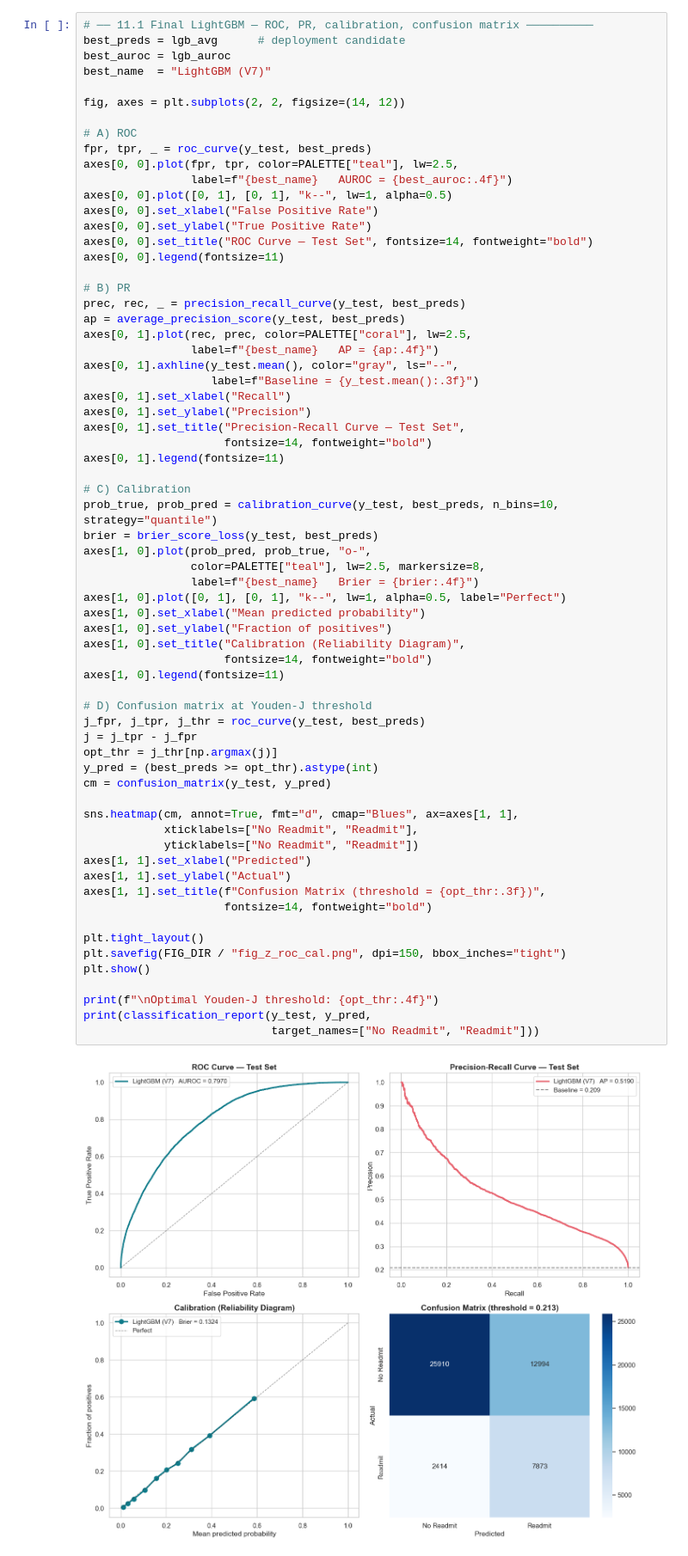
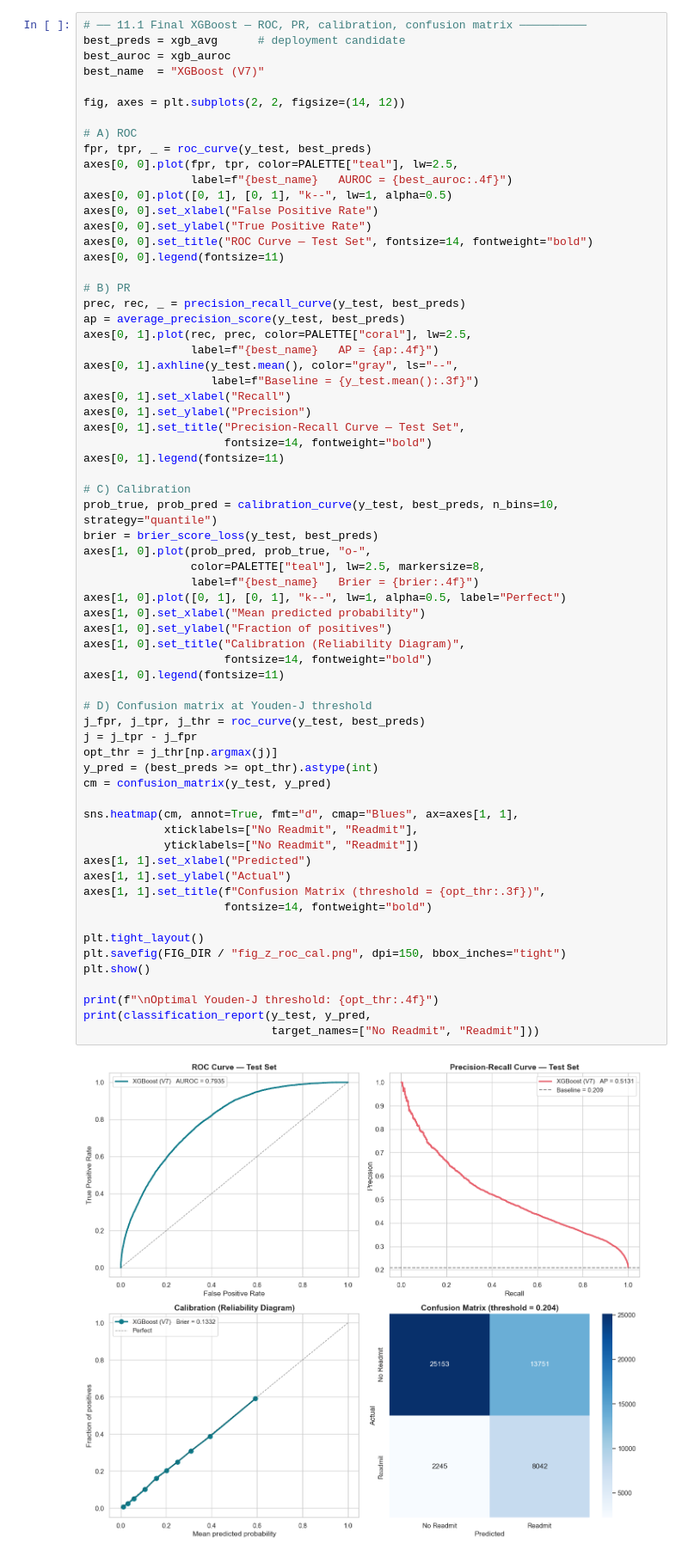
Before and after one commit to thiagobandeira1/Medicare-30day-Readmission-MIMIC-IV, a Jupyter notebook: notebooks/Capstone_Final_Notebook.ipynb, the cells around one changed output. Shown at 86% size. Cells and saved outputs as stored; diff of their text form.

```diff
--- a/notebooks/Capstone_Final_Notebook.ipynb
+++ b/notebooks/Capstone_Final_Notebook.ipynb
@@ -1590,8 +1563,8 @@ The selected LightGBM model delivers both ranking power and trustworthy probabil
 # %%
-# ── 11.1 Final LightGBM — ROC, PR, calibration, confusion matrix ──────────
-best_preds = lgb_avg      # deployment candidate
-best_auroc = lgb_auroc
-best_name  = "LightGBM (V7)"
+# ── 11.1 Final XGBoost — ROC, PR, calibration, confusion matrix ──────────
+best_preds = xgb_avg      # deployment candidate
+best_auroc = xgb_auroc
+best_name  = "XGBoost (V7)"
 
 fig, axes = plt.subplots(2, 2, figsize=(14, 12))
 
@@ -1627,31 +1600,31 @@ axes[1, 0].plot(prob_pred, prob_true, "o-",
 axes[1, 0].plot([0, 1], [0, 1], "k--", lw=1, alpha=0.5, label="Perfect")
 axes[1, 0].set_xlabel("Mean predicted probability")
 axes[1, 0].set_ylabel("Fraction of positives")
 axes[1, 0].set_title("Calibration (Reliability Diagram)",
                      fontsize=14, fontweight="bold")
 axes[1, 0].legend(fontsize=11)
 
 # D) Confusion matrix at Youden-J threshold
 j_fpr, j_tpr, j_thr = roc_curve(y_test, best_preds)
 j = j_tpr - j_fpr
 opt_thr = j_thr[np.argmax(j)]
 y_pred = (best_preds >= opt_thr).astype(int)
 cm = confusion_matrix(y_test, y_pred)
 
 sns.heatmap(cm, annot=True, fmt="d", cmap="Blues", ax=axes[1, 1],
             xticklabels=["No Readmit", "Readmit"],
             yticklabels=["No Readmit", "Readmit"])
 axes[1, 1].set_xlabel("Predicted")
 axes[1, 1].set_ylabel("Actual")
 axes[1, 1].set_title(f"Confusion Matrix (threshold = {opt_thr:.3f})",
                      fontsize=14, fontweight="bold")
 
 plt.tight_layout()
 plt.savefig(FIG_DIR / "fig_z_roc_cal.png", dpi=150, bbox_inches="tight")
 plt.show()
 
 print(f"\nOptimal Youden-J threshold: {opt_thr:.4f}")
 print(classification_report(y_test, y_pred,
                             target_names=["No Readmit", "Readmit"]))
 # %% [output]
-[figure, old version]
+[figure, new version]
```
Also changed, not shown: parts of 12 cells of this notebook, 8 other files.
